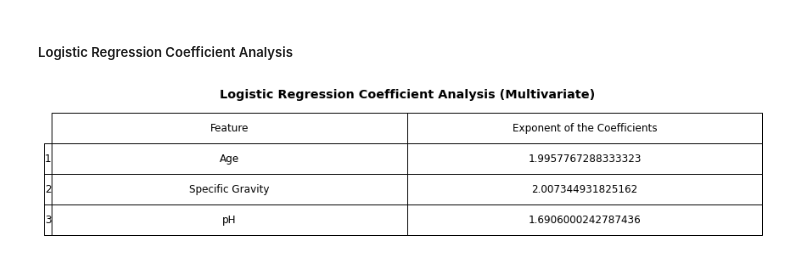
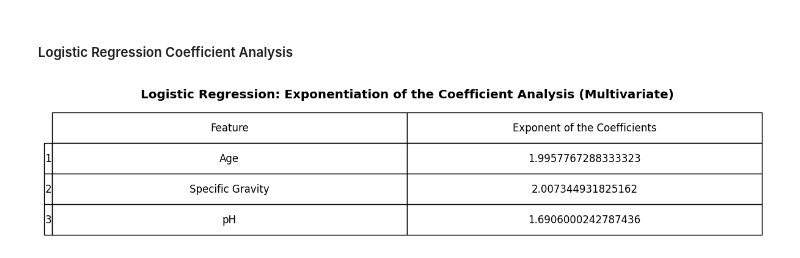
Before and after one commit to kr-agdeppa/UTI-Diagnosis-Classification, a Jupyter notebook: src/DATA EXPLORATION.ipynb, the cells around one changed output. Drawn from its saved outputs; the diff is of its cells as text; code cells hidden in the pictures.

```diff
--- a/src/DATA EXPLORATION.ipynb
+++ b/src/DATA EXPLORATION.ipynb
@@ -21,8 +20,8 @@ from sklearn.preprocessing import MinMaxScaler
 # %% [markdown]
 ### Load the Data
 # %%
-FILE_NAME = "data/UTI DATASET-LABELED.xlsx"
-df = pd.read_excel(FILE_NAME)
+FILE_PATH = "../data/UTI DATASET-LABELED.xlsx"
+df = pd.read_excel(FILE_PATH)
 display(df)
 # %% [output]
 |  | Age | Gender | Color | Transparency | Glucose | Protein | pH | Specific Gravity | WBC | ... |
@@ -164,18 +165,18 @@ def encode_features(dataframe_):
     return dataframe_
 # %%
 # Initialize an empty array to store coefficients
-COEFFICIENTS_CONTAINER = np.array([])
+coefficients_container = np.array([])
 
 # Drop rows with missing values
 df = df.dropna()
 
 # Map categorical target variable to binary (0 or 1)
-y = df["Diagnosis"].map({"NEGATIVE": 0, "POSITIVE": 1})
+Y = df["Diagnosis"].map({"NEGATIVE": 0, "POSITIVE": 1})
 
 # Iterate through each feature column (excluding the target variable)
 for col in df.columns[:-1]:
     # Initialize a logistic regression model for each feature
-    logreg = LogisticRegression()
+    LOGREG = LogisticRegression()
 
     # Extract the feature column
     X = df[[col]]
@@ -192,10 +193,10 @@ for col in df.columns[:-1]:
         scaled_data = X  # No scaling for the "FEMALE" column
 
     # Fit the logistic regression model
-    logreg.fit(scaled_data, y)
+    LOGREG.fit(scaled_data, Y)
 
     # Append the flattened coefficient to the container array
-    COEFFICIENTS_CONTAINER = np.append(COEFFICIENTS_CONTAINER, logreg.coef_.flatten()[0])
+    coefficients_container = np.append(coefficients_container, LOGREG.coef_.flatten()[0])
 # %%
 
 # Create a figure with a specified size
@@ -462,47 +463,46 @@ plt.show()
 ##### Logistic Regression Coefficient Analysis
 # %%
 # Initialize logistic regression model
-logreg = LogisticRegression()
+LOG_REG = LogisticRegression()
 
 # Specify the indices for the table
-indicies = [1, 2, 3]
+INDECIES = [1, 2, 3]
 
 # Extract features and target variable
 X = df[["Age", "Specific Gravity", "pH"]]
-y = df["Diagnosis"].map({"NEGATIVE": 0, "POSITIVE": 1})
+Y = df["Diagnosis"].map({"NEGATIVE": 0, "POSITIVE": 1})
 
 # Initialize Min-Max scaler
-scaler_ = MinMaxScaler()
+SCALER_ = MinMaxScaler()
 
 # Scale the features
-scaled_data = scaler_.fit_transform(X)
+SCALED_DATA = scaler_.fit_transform(X)
 
 # Fit logistic regression model
-logreg.fit(scaled_data, y)
+LOG_REG.fit(SCALED_DATA, Y)
 
 # Create a figure with a specified size
-fig = plt.figure(figsize=(15, 0.2))
+_ = plt.figure(figsize=(15, 0.2))
 
 # Create a table with feature names and exponentiated coefficients
-table_data = np.array([X.columns, np.e**logreg.coef_.flatten()]).transpose()
+table_data = np.array([X.columns, np.e**LOG_REG.coef_.flatten()]).transpose()
 
-# Specify row and column labels for the table
-row_labels = indicies
-col_labels = ["Feature", "Exponent of the Coefficients"]
+# column labels for the table
+COLUMN_LABELS_2 = ["Feature", "Exponent of the Coefficients"]
 
 # Create the table using plt.table
-table = plt.table(cellText=table_data,
-                  rowLabels=row_labels,
-                  colLabels=col_labels,
+TABLE = plt.table(cellText=table_data,
+                  rowLabels=INDECIES,
+                  colLabels=COLUMN_LABELS_2,
                   cellLoc="center").scale(1, 3)
 
 # Set the title of the plot
-plt.title("Logistic Regression Coefficient Analysis (Multivariate)", fontweight="bold")
+plt.title("Logistic Regression: Exponentiation of the Coefficient Analysis (Multivariate)", fontweight="bold")
 
 # Turn off axis for a cleaner appearance
 plt.axis("off")
 
 # Display the plot
 plt.show()
 # %% [output]
-[figure, old version]
+[figure, new version]
```
Also changed, not shown: parts of 9 cells of this notebook.
